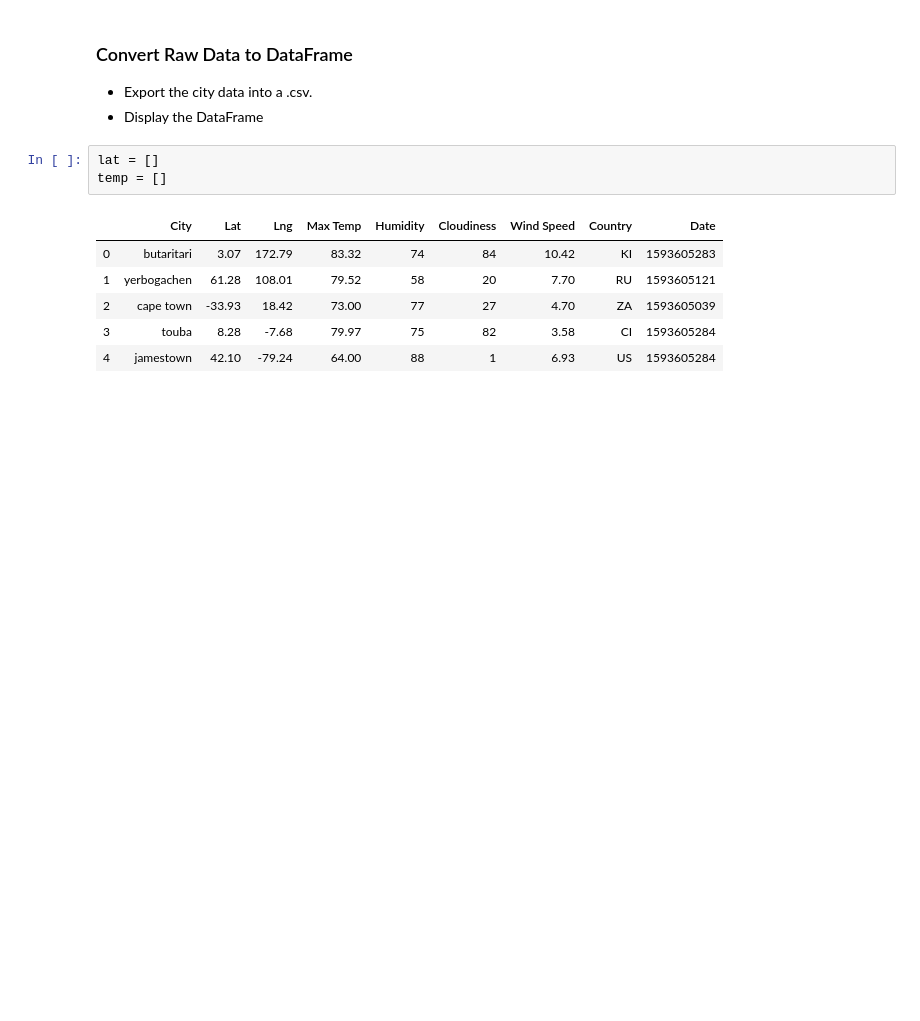
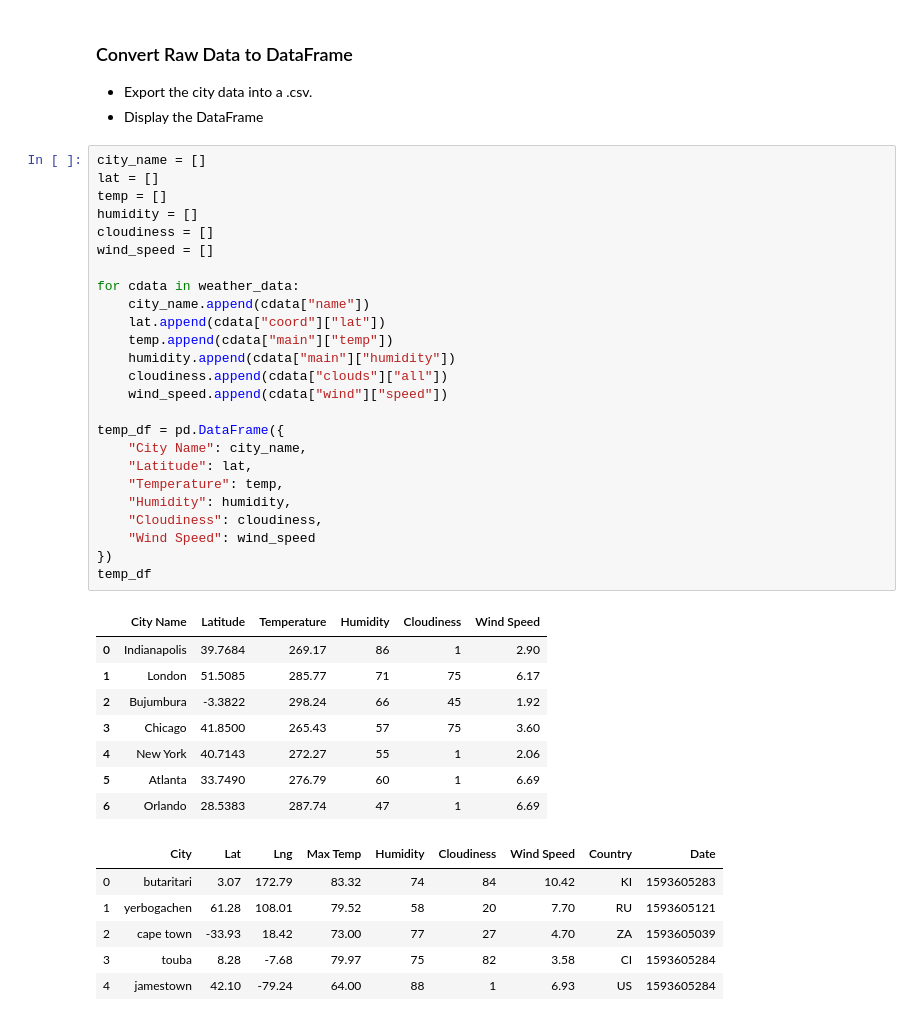
Before and after one commit to HopeNeely/python-api-challenge, a Jupyter notebook: WeatherPy/WeatherPy.ipynb, the cells around one changed output. Saved outputs shown, nothing was run; the diff lists cells and outputs as text; blank space fills up the shorter version.

Commit message:
Called weather data for sample cities, appended to lists, created data frame.

```diff
--- a/WeatherPy/WeatherPy.ipynb
+++ b/WeatherPy/WeatherPy.ipynb
@@ -96,9 +122,40 @@ NameError: name 'json' is not defined
 ### Convert Raw Data to DataFrame
 * Export the city data into a .csv.
 * Display the DataFrame
-# %%
-lat = []
-temp = []
+# %%
+city_name = []
+lat = []
+temp = []
+humidity = []
+cloudiness = []
+wind_speed = []
+
+for cdata in weather_data:
+    city_name.append(cdata["name"])
+    lat.append(cdata["coord"]["lat"])
+    temp.append(cdata["main"]["temp"])
+    humidity.append(cdata["main"]["humidity"])
+    cloudiness.append(cdata["clouds"]["all"])
+    wind_speed.append(cdata["wind"]["speed"])
+
+temp_df = pd.DataFrame({
+    "City Name": city_name,
+    "Latitude": lat,
+    "Temperature": temp,
+    "Humidity": humidity,
+    "Cloudiness": cloudiness,
+    "Wind Speed": wind_speed
+})
+temp_df
+# %% [output]
+|  | City Name | Latitude | Temperature | Humidity | Cloudiness | Wind Speed |
+| 0 | Indianapolis | 39.7684 | 269.17 | 86 | 1 | 2.90 |
+| 1 | London | 51.5085 | 285.77 | 71 | 75 | 6.17 |
+| 2 | Bujumbura | -3.3822 | 298.24 | 66 | 45 | 1.92 |
+| 3 | Chicago | 41.8500 | 265.43 | 57 | 75 | 3.60 |
+| 4 | New York | 40.7143 | 272.27 | 55 | 1 | 2.06 |
+| 5 | Atlanta | 33.7490 | 276.79 | 60 | 1 | 6.69 |
+| 6 | Orlando | 28.5383 | 287.74 | 47 | 1 | 6.69 |
 # %%
 # %% [output]
 |  | City | Lat | Lng | Max Temp | Humidity | Cloudiness | Wind Speed | Country | Date |
```
Also changed, not shown: parts of 5 cells of this notebook, 1 other file.
